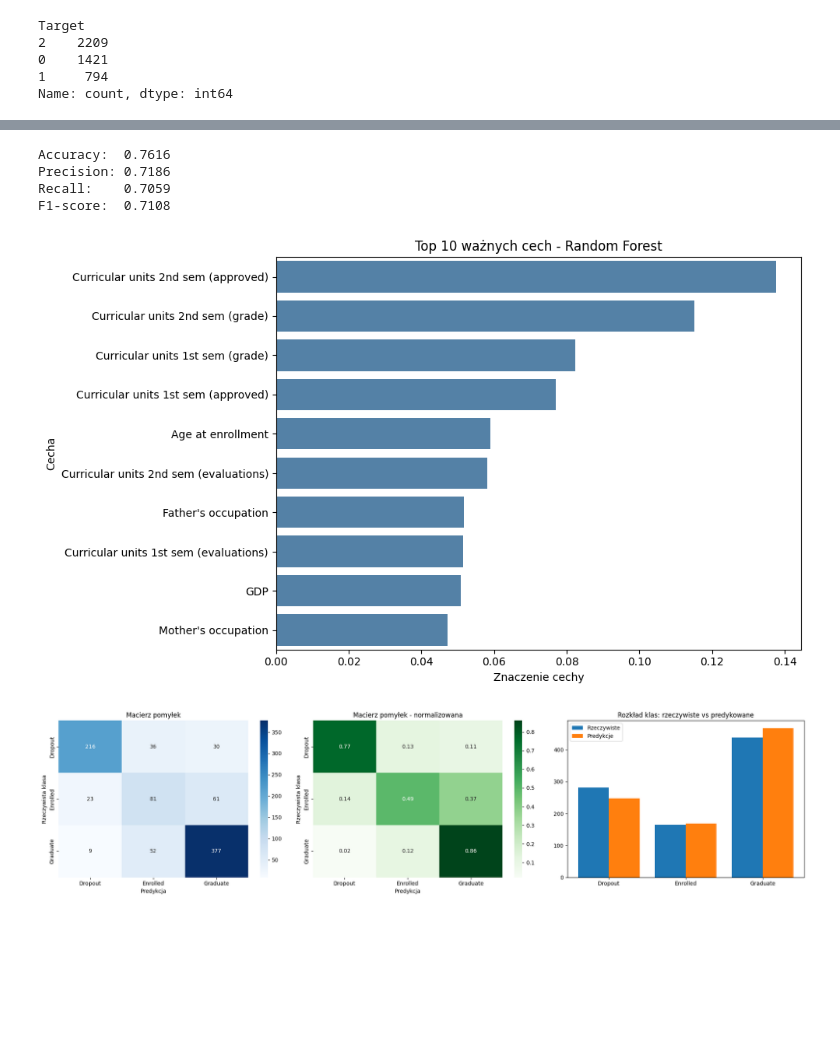
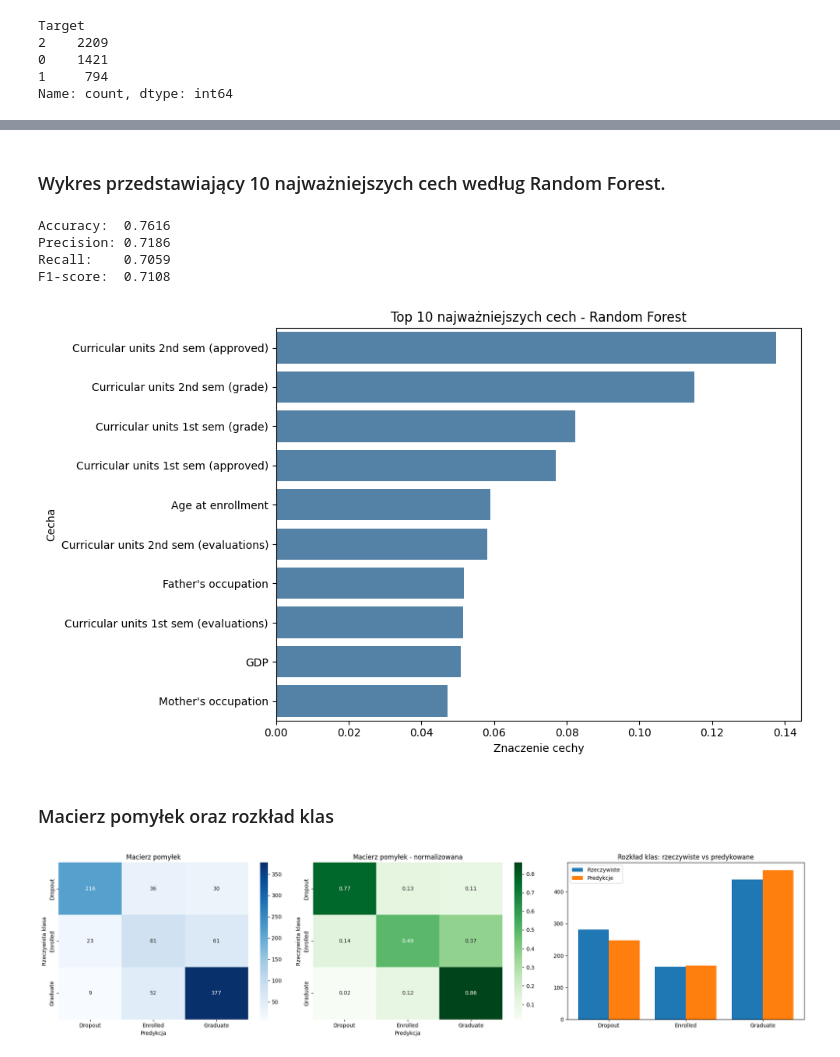
Before and after one commit to BladyWlodek/ProjektPMiNAI, a Jupyter notebook: model.ipynb, the cells around one changed output, grey strips where cells are left out. Drawn from its saved outputs; the diff is of its cells as text; code cells hidden in the pictures; blank space fills up the shorter version.

```diff
--- a/model.ipynb
+++ b/model.ipynb
@@ -310,3 +309,5 @@ W tym projekcie skupimy się na Random Forest i XGBoost
+# %% [markdown]
+### Wykres przedstawiający 10 najważniejszych cech według Random Forest.
 # %%
 rf_model = RandomForestClassifier(
     n_estimators=200,
@@ -315,33 +316,35 @@ rf_model = RandomForestClassifier(
     class_weight="balanced"
 )
 
 rf_model.fit(X_train, y_train)
 
 y_pred = rf_model.predict(X_test)
 
 accuracy = accuracy_score(y_test, y_pred)
 precision = precision_score(y_test, y_pred, average="macro")
 recall = recall_score(y_test, y_pred, average="macro")
 f1 = f1_score(y_test, y_pred, average="macro")
 
 print(f"Accuracy:  {accuracy:.4f}")
 print(f"Precision: {precision:.4f}")
 print(f"Recall:    {recall:.4f}")
 print(f"F1-score:  {f1:.4f}")
 
 feature_importances = pd.Series(rf_model.feature_importances_, index=X_train.columns).sort_values(ascending=False)
 
 plt.figure(figsize=(10, 6))
 sns.barplot(x=feature_importances.head(10).values, y=feature_importances.head(10).index, color="steelblue")
-plt.title("Top 10 ważnych cech - Random Forest")
+plt.title("Top 10 najważniejszych cech - Random Forest")
 plt.xlabel("Znaczenie cechy")
 plt.ylabel("Cecha")
 plt.tight_layout()
 plt.show()
 # %% [output]
 Accuracy:  0.7616
 Precision: 0.7186
 Recall:    0.7059
 F1-score:  0.7108
-[figure, old version]
+[figure, new version]
+# %% [markdown]
+### Macierz pomyłek oraz rozkład klas
 # %%
```
Also changed, not shown: parts of 32 cells of this notebook, 1 other file.
